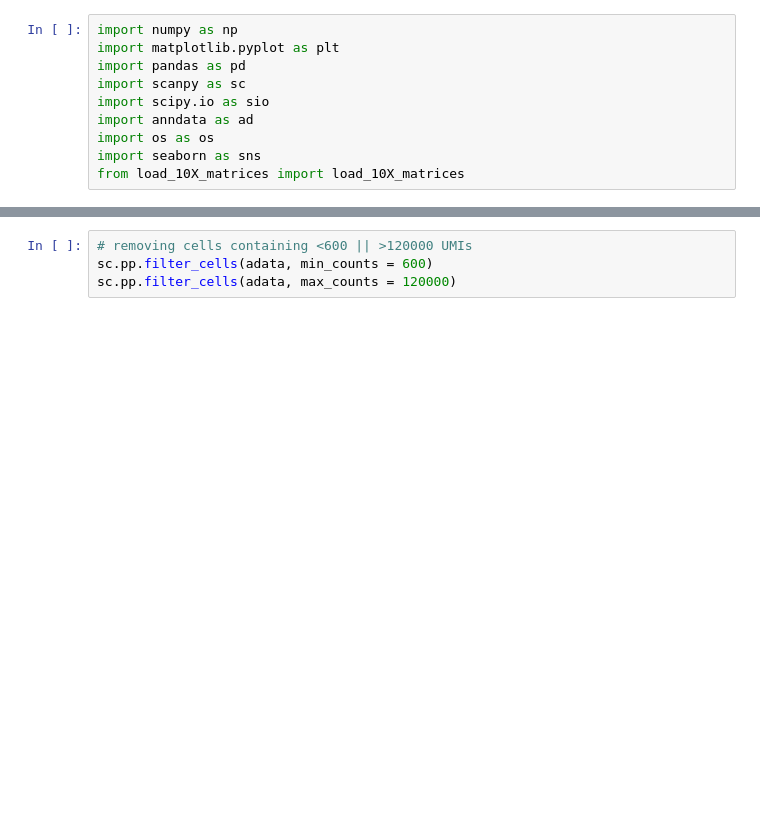
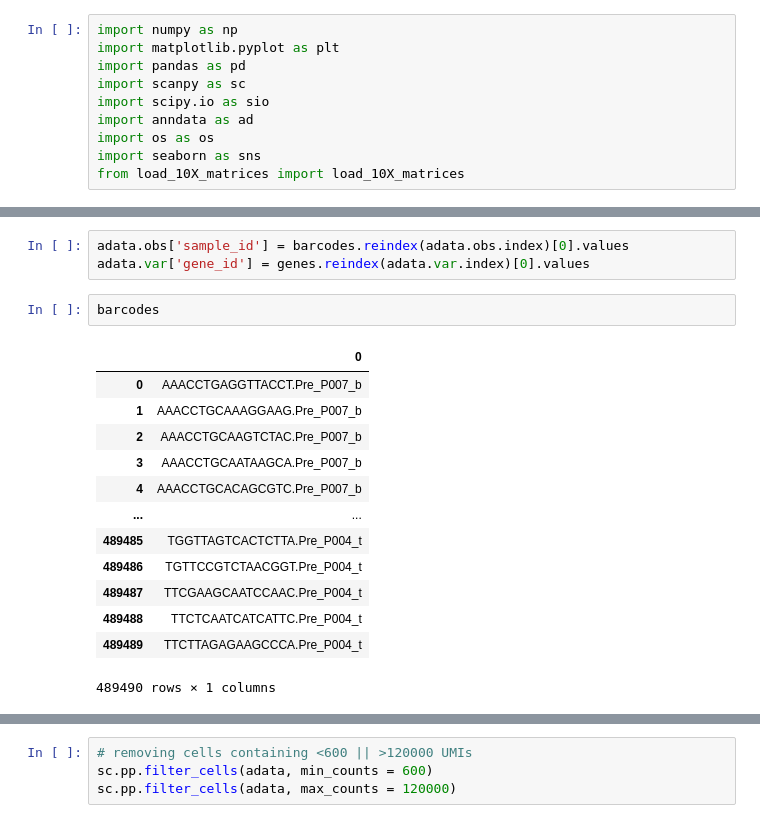
Before and after one commit to pikapika-qiu/CCC_network_causality, a Jupyter notebook: GSE169246.ipynb, the cells around one changed output, grey strips where cells are left out. Cells and saved outputs as stored; diff of their text form; blank space fills up the shorter version.

```diff
--- a/GSE169246.ipynb
+++ b/GSE169246.ipynb
@@ -17,0 +33,19 @@ KeyboardInterrupt:
+# %%
+adata.obs['sample_id'] = barcodes.reindex(adata.obs.index)[0].values
+adata.var['gene_id'] = genes.reindex(adata.var.index)[0].values
+# %%
+barcodes
+# %% [output]
+|  | 0 |
+| 0 | AAACCTGAGGTTACCT.Pre_P007_b |
+| 1 | AAACCTGCAAAGGAAG.Pre_P007_b |
+| 2 | AAACCTGCAAGTCTAC.Pre_P007_b |
+| 3 | AAACCTGCAATAAGCA.Pre_P007_b |
+| 4 | AAACCTGCACAGCGTC.Pre_P007_b |
+| ... | ... |
+| 489485 | TGGTTAGTCACTCTTA.Pre_P004_t |
+| 489486 | TGTTCCGTCTAACGGT.Pre_P004_t |
+| 489487 | TTCGAAGCAATCCAAC.Pre_P004_t |
+| 489488 | TTCTCAATCATCATTC.Pre_P004_t |
+| 489489 | TTCTTAGAGAAGCCCA.Pre_P004_t |
+489490 rows × 1 columns
```
Also changed, not shown: parts of 30 cells of this notebook.
